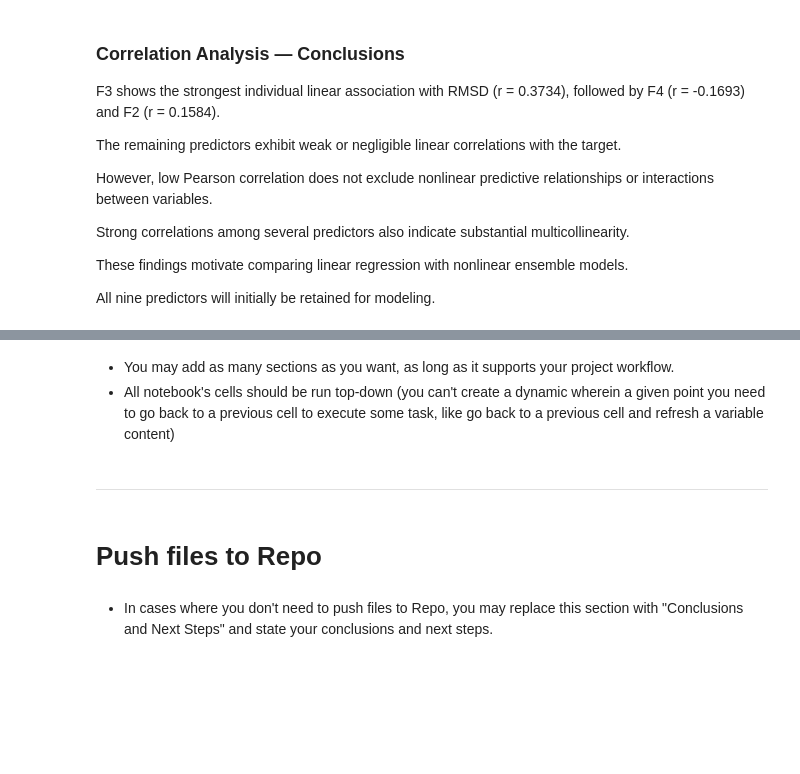
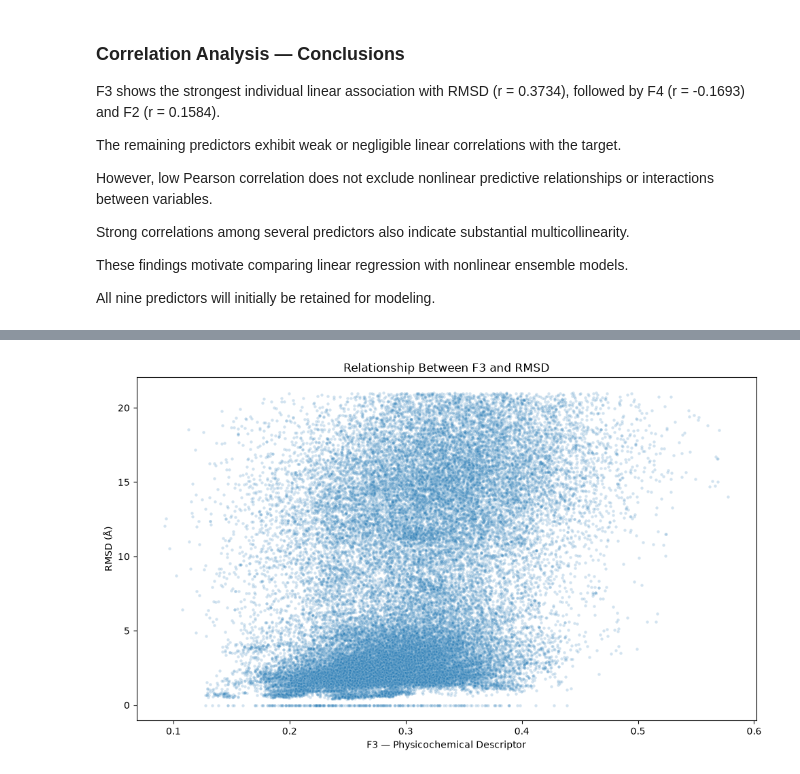
Before and after one commit to trasneaiulian/ProteinStruct-ML, a Jupyter notebook: jupyter_notebooks/02_EDA.ipynb.ipynb, the cells around one changed output, grey strips where cells are left out. Cells and saved outputs as stored; diff of their text form; code cells hidden in the pictures; blank space fills up the shorter version.

```diff
--- a/jupyter_notebooks/02_EDA.ipynb.ipynb
+++ b/jupyter_notebooks/02_EDA.ipynb.ipynb
@@ -419,9 +400,0 @@ NOTE
-# %% [markdown]
-* You may add as many sections as you want, as long as it supports your project workflow.
-* All notebook's cells should be run top-down (you can't create a dynamic wherein a given point you need to go back to a previous cell to execute some task, like go back to a previous cell and refresh a variable content)
-# %% [markdown]
----
-# %% [markdown]
-# Push files to Repo
-# %% [markdown]
-* In cases where you don't need to push files to Repo, you may replace this section with "Conclusions and Next Steps" and state your conclusions and next steps.
@@ -434,0 +401,20 @@ except Exception as e:
+# %%
+# Visualize the relationship between F3 and RMSD
+plt.figure(figsize=(10, 6))
+
+sns.scatterplot(
+    data=df,
+    x="F3",
+    y="RMSD",
+    alpha=0.2,
+    s=10
+)
+
+plt.title("Relationship Between F3 and RMSD")
+plt.xlabel("F3 — Physicochemical Descriptor")
+plt.ylabel("RMSD (Å)")
+
+plt.tight_layout()
+plt.show()
+# %% [output]
+[figure, added]
```
Also changed, not shown: parts of 9 cells of this notebook.
